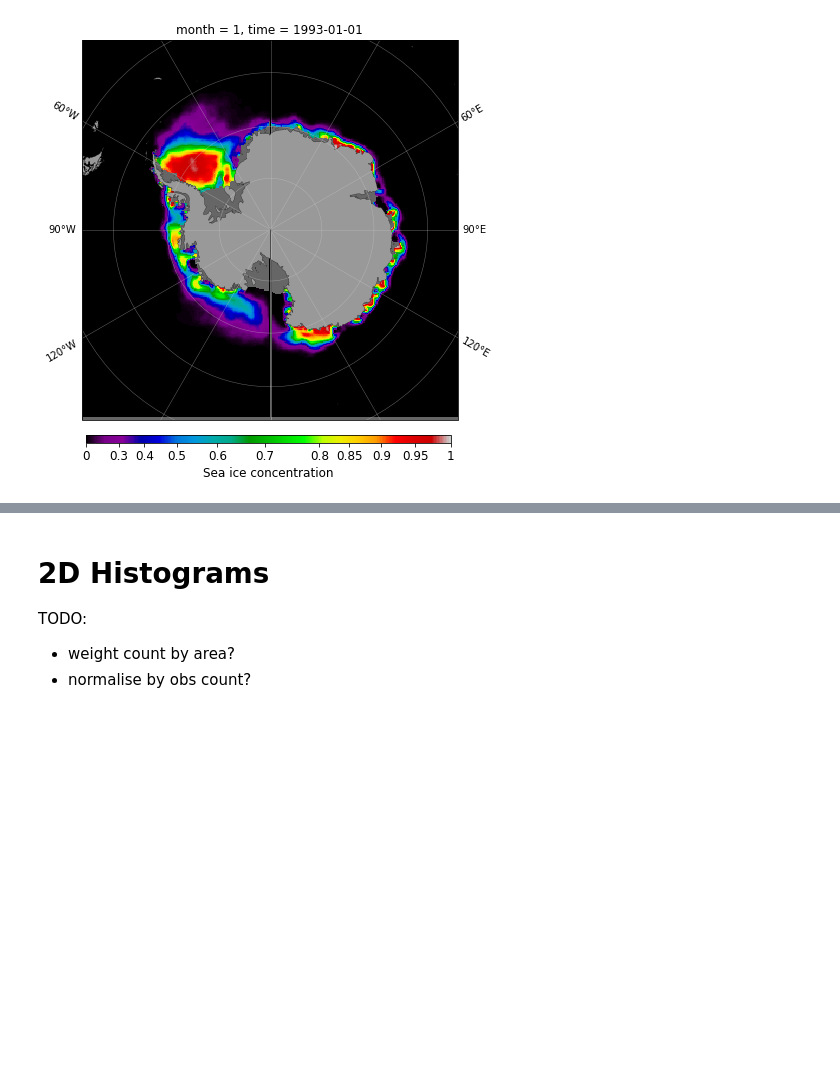
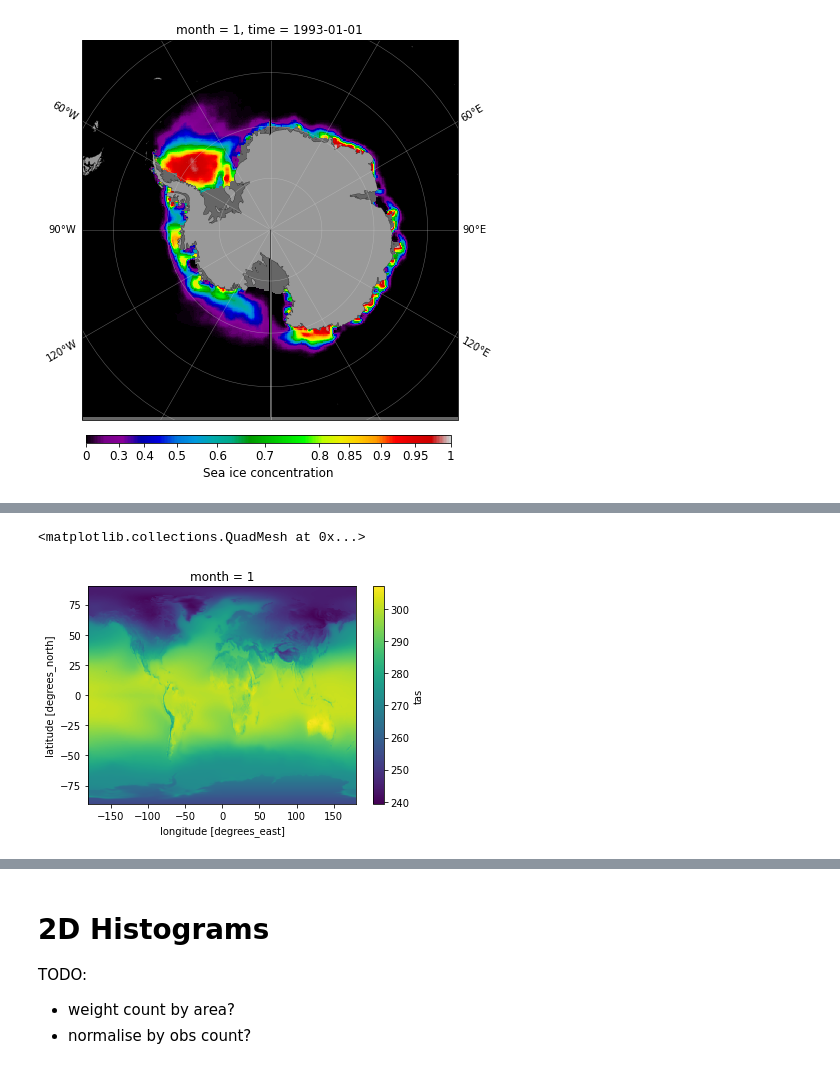
Before and after one commit to aekiss/ice_analysis, a Jupyter notebook: ice_maps.ipynb, the cells around one changed output, grey strips where cells are left out. Drawn from its saved outputs; the diff is of its cells as text; code cells hidden in the pictures; blank space fills up the shorter version.

```diff
--- a/ice_maps.ipynb
+++ b/ice_maps.ipynb
@@ -710,6 +1026,32 @@ def JRA55_to_G02202_obs_regridder(grid_in, grid_out, method='bilinear', **kwargs
         return outds.rename({'x': 'xt_ocean', 'y': 'yt_ocean', 'lon': 'longitude', 'lat': 'latitude'})
 
     return outf
+# %%
+def JRA55_to_ERA5_regridder(grid_in, grid_out, method='bilinear', **kwargs):
+    '''Return a function that takes one dataarray argument on grid_in and returns that dataarray regridded onto grid_out.
+
+    grid_in -- path to a JRA55-do NetCDF grid file
+    grid_out -- path to an ERA5 NetCDF grid file
+    '''
+    weightfn = '_'.join(['regrid', 'weights', os.path.splitext(os.path.basename(grid_in))[0],
+                         'to', os.path.splitext(os.path.basename(grid_out))[0], method])+'.nc'
+    ds_in = xr.open_dataset(grid_in)
+
+    ds_out = xr.open_dataset(grid_out)\
+             .rename({'longitude': 'lon', 'latitude': 'lat'})
+    ds_out.coords['x'] = ds_out['lon']
+    ds_out.coords['y'] = ds_out['lat']
+
+    # make regridder
+    rg = xesmf.Regridder(ds_in, ds_out, method=method, reuse_weights=os.path.exists(weightfn), filename=weightfn, periodic=True, **kwargs)
+
+    def outf(da): # define regridding function to output
+        outds = rg(da)
+        outds.coords['x'] = ds_out['x']
+        outds.coords['y'] = ds_out['y']
+        return outds.rename({'x': 'xt_ocean', 'y': 'yt_ocean', 'lon': 'longitude', 'lat': 'latitude'})
+
+    return outf
 # %%
 # define regridder functions
 regrid_1_to_025 = mom_regridder('/g/data/ik11/grids/ocean_grid_10.nc', '/g/data/ik11/grids/ocean_grid_025.nc')#, method='conservative')
@@ -769,6 +1111,12 @@ JRA_data['siconca_mm_regridded_to_mom'] = dict()
 JRA_data['siconca_mm_regridded_to_mom']['1°'] = JRA55_regridder(JRA55file, '/g/data/ik11/grids/ocean_grid_10.nc')(JRA_data['siconca_mm'])/100.0  # convert from percent
 JRA_data['siconca_mm_regridded_to_mom']['0.25°'] = JRA55_regridder(JRA55file, '/g/data/ik11/grids/ocean_grid_025.nc')(JRA_data['siconca_mm'])/100.0  # convert from percent
 JRA_data['siconca_mm_regridded_to_mom']['0.1°'] = JRA55_regridder(JRA55file, '/g/data/ik11/grids/ocean_grid_01.nc')(JRA_data['siconca_mm'])/100.0  # convert from percent
+# %%
+# JRA55file = '/g/data/qv56/replicas/input4MIPs/CMIP6/OMIP/MRI/MRI-JRA55-do-1-4-0/seaIce/day/siconc/gn/v20190429/siconc_input4MIPs_atmosphericState_OMIP_MRI-JRA55-do-1-4-0_gn_19580101-19581231.nc'
+JRA55file = '/g/data/qv56/replicas/input4MIPs/CMIP6/OMIP/MRI/MRI-JRA55-do-1-4-0/seaIce/3hrPt/siconca/gr/v20190429/siconca_input4MIPs_atmosphericState_OMIP_MRI-JRA55-do-1-4-0_gr_201801010000-201812312100.nc'
+ERA5file = glob(os.path.join(ERA5path, ERA5vars['t2m']['fvar'], '2017', ERA5vars['t2m']['fvar']+'*.nc'))[0]
+def JRA55_to_ERA5(data_in):
+    return JRA55_to_ERA5_regridder(JRA55file, ERA5file)(data_in)
 # %% [markdown]
 # Define map plotter and views
 # %%
@@ -4029,0 +4493,5 @@ plotSIC(obs_SH_mm.sel(month=1), **SH);
+# %%
+JRA55_to_ERA5(JRA_data['tas_mm'].sel(month=1)).plot()
+# %% [output]
+<matplotlib.collections.QuadMesh at 0x...>
+[figure, added]
```
Also changed, not shown: parts of 59 cells of this notebook.
